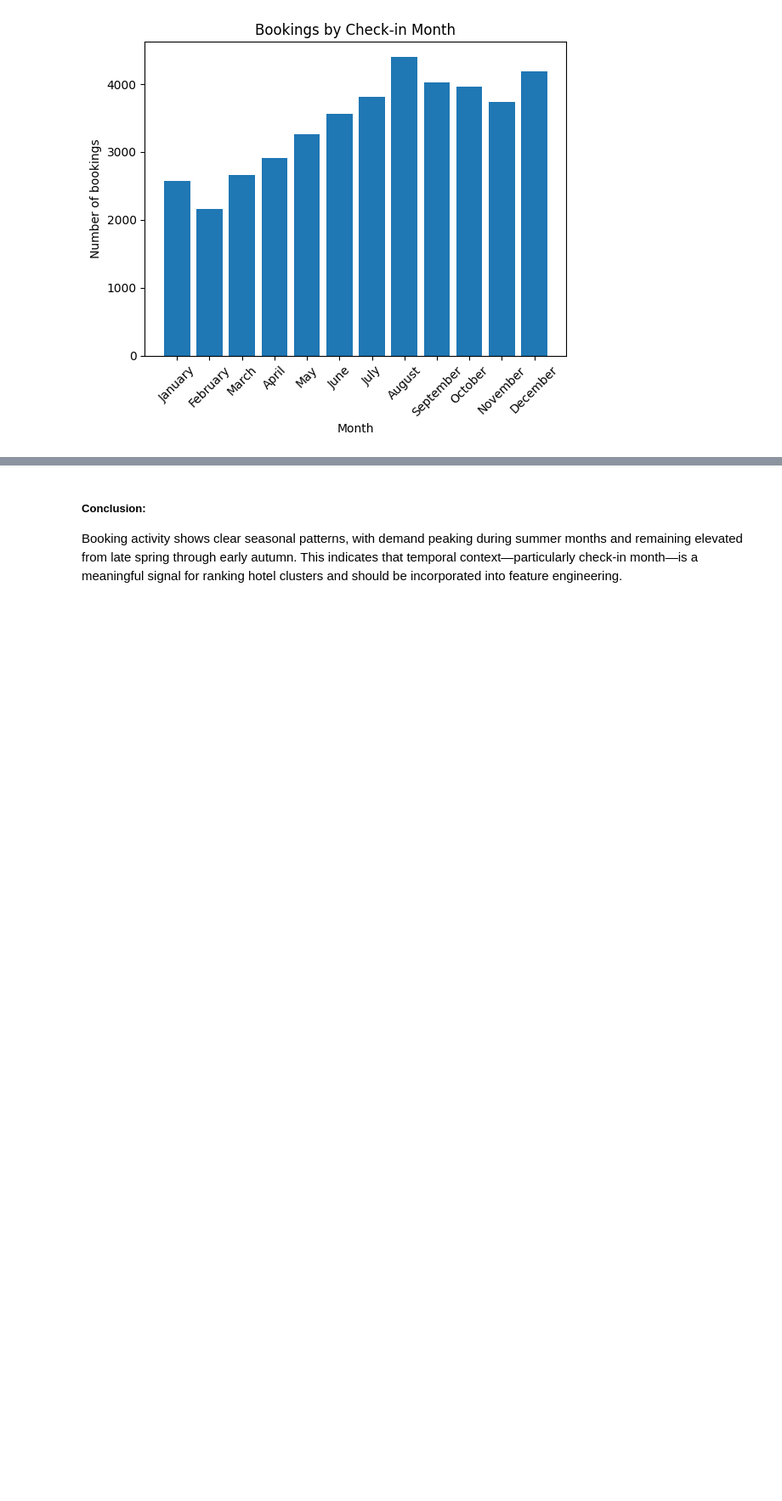
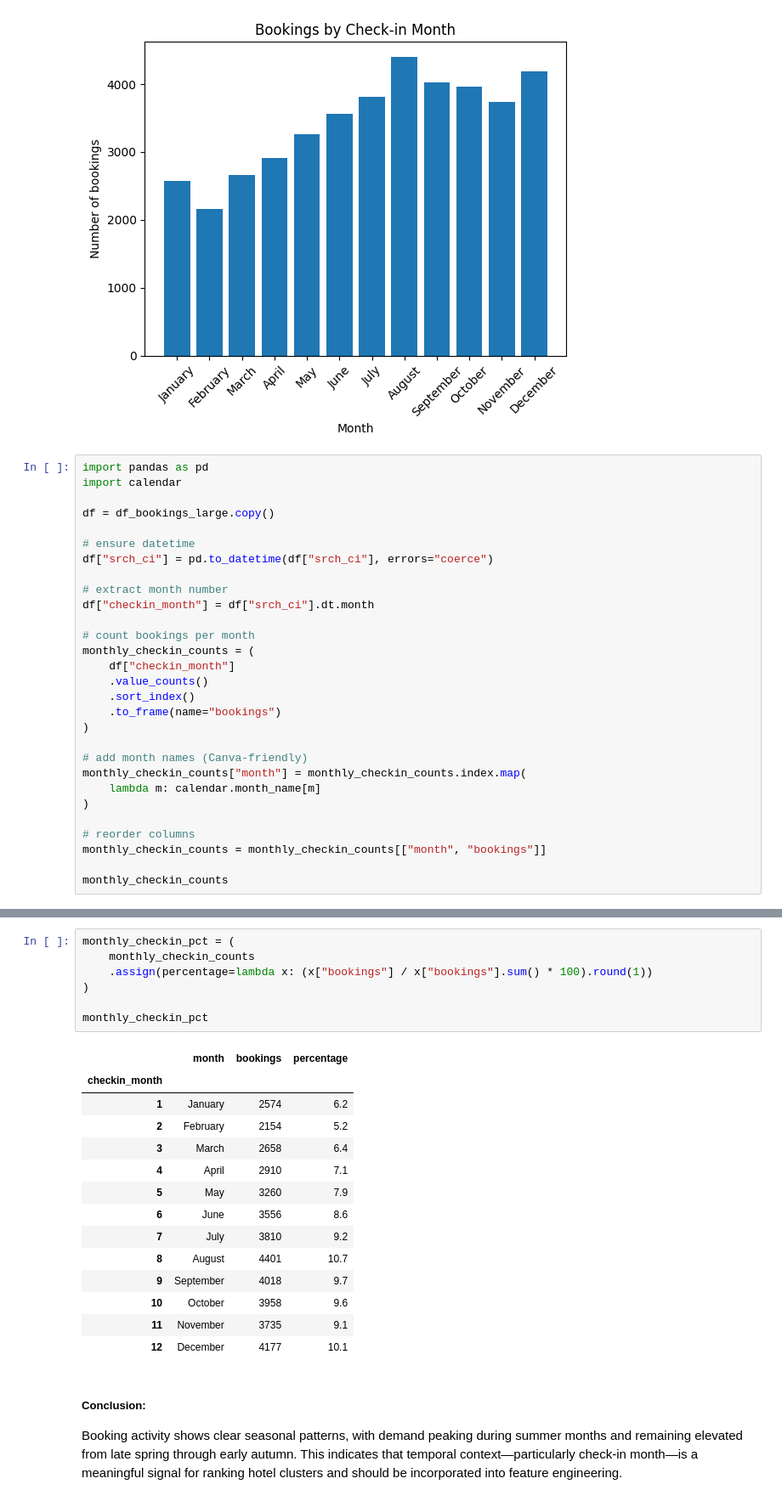
Before and after one commit to hallothere/ml_project, a Jupyter notebook: notebooks/EDA_expedia_sample.ipynb, the cells around one changed output, grey strips where cells are left out. Shown at 85% size. Drawn from its saved outputs; the diff is of its cells as text; blank space fills up the shorter version.

```diff
--- a/notebooks/EDA_expedia_sample.ipynb
+++ b/notebooks/EDA_expedia_sample.ipynb
@@ -294,3 +457,32 @@ plt.xticks(rotation=45)
 plt.show()
 # %% [output]
 [figure]
+# %%
+import pandas as pd
+import calendar
+
+df = df_bookings_large.copy()
+
+# ensure datetime
+df["srch_ci"] = pd.to_datetime(df["srch_ci"], errors="coerce")
+
+# extract month number
+df["checkin_month"] = df["srch_ci"].dt.month
+
+# count bookings per month
+monthly_checkin_counts = (
+    df["checkin_month"]
+    .value_counts()
+    .sort_index()
+    .to_frame(name="bookings")
+)
+
+# add month names (Canva-friendly)
+monthly_checkin_counts["month"] = monthly_checkin_counts.index.map(
+    lambda m: calendar.month_name[m]
+)
+
+# reorder columns
+monthly_checkin_counts = monthly_checkin_counts[["month", "bookings"]]
+
+monthly_checkin_counts
@@ -297,3 +504,25 @@ plt.show()
+# %%
+monthly_checkin_pct = (
+    monthly_checkin_counts
+    .assign(percentage=lambda x: (x["bookings"] / x["bookings"].sum() * 100).round(1))
+)
+
+monthly_checkin_pct
+# %% [output]
+|  | month | bookings | percentage |
+| checkin_month |  |  |  |
+| 1 | January | 2574 | 6.2 |
+| 2 | February | 2154 | 5.2 |
+| 3 | March | 2658 | 6.4 |
+| 4 | April | 2910 | 7.1 |
+| 5 | May | 3260 | 7.9 |
+| 6 | June | 3556 | 8.6 |
+| 7 | July | 3810 | 9.2 |
+| 8 | August | 4401 | 10.7 |
+| 9 | September | 4018 | 9.7 |
+| 10 | October | 3958 | 9.6 |
+| 11 | November | 3735 | 9.1 |
+| 12 | December | 4177 | 10.1 |
 # %% [markdown]
 ##### Conclusion:
 Booking activity shows clear seasonal patterns, with demand peaking during summer months and remaining elevated from late spring through early autumn. This indicates that temporal context—particularly check-in month—is a meaningful signal for ranking hotel clusters and should be incorporated into feature engineering.
```
Also changed, not shown: parts of 9 cells of this notebook.
